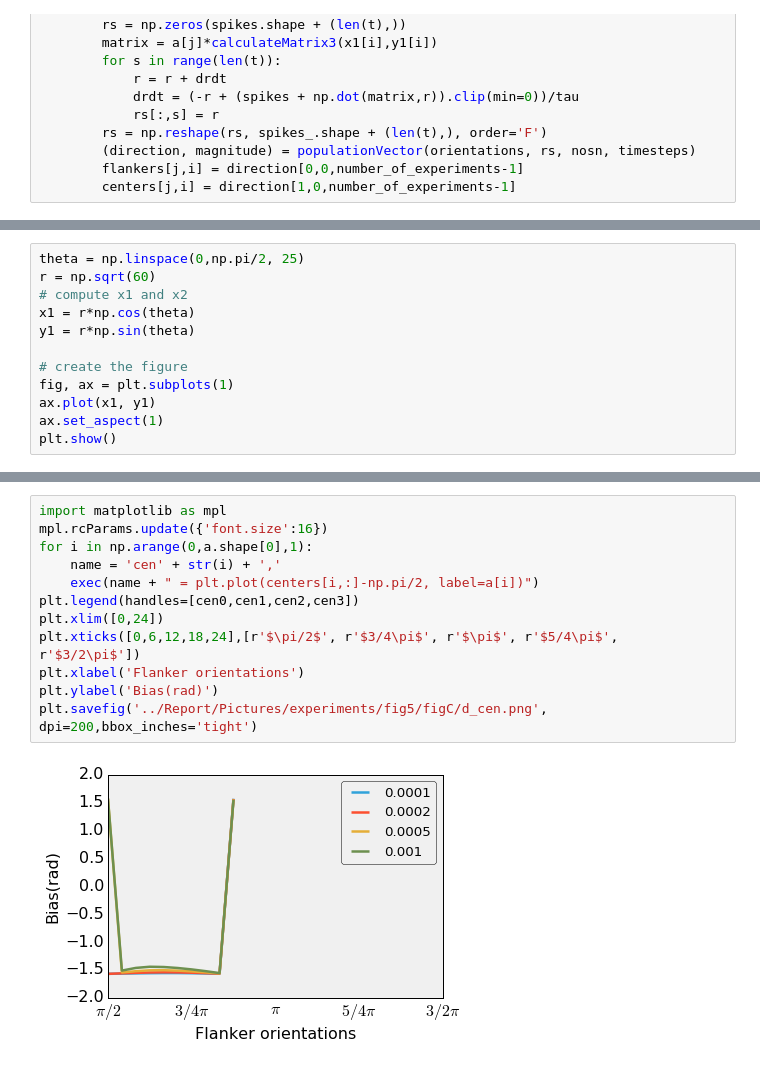
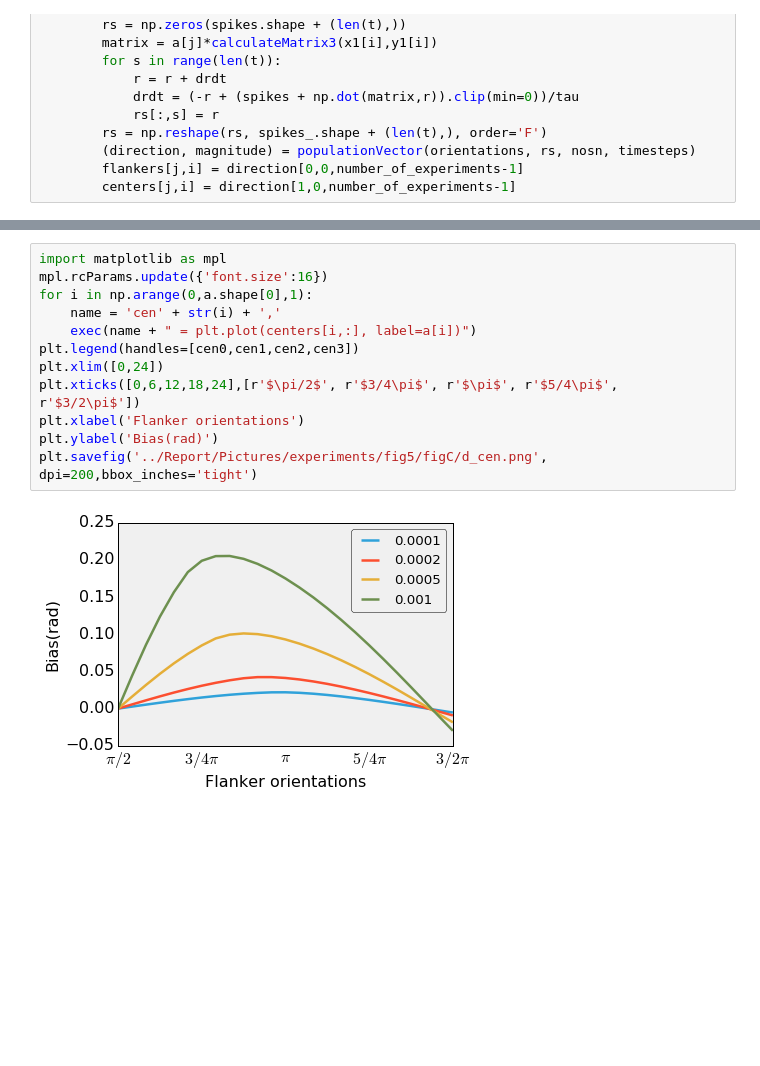
Before and after one commit to masenov/HonoursProject, a Jupyter notebook: Python/Experiments2_fig.5(C).ipynb, the cells around one changed output, grey strips where cells are left out. Cells and saved outputs as stored; diff of their text form; blank space fills up the shorter version.

```diff
--- a/Python/Experiments2_fig.5(C).ipynb
+++ b/Python/Experiments2_fig.5(C).ipynb
@@ -162,12 +141,0 @@ array([[  0.00000000e+00,   4.52619837e-03,   8.65848013e-03,
-# %%
-theta = np.linspace(0,np.pi/2, 25)
-r = np.sqrt(60)
-# compute x1 and x2
-x1 = r*np.cos(theta)
-y1 = r*np.sin(theta)
-
-# create the figure
-fig, ax = plt.subplots(1)
-ax.plot(x1, y1)
-ax.set_aspect(1)
-plt.show()
@@ -176,16 +142,16 @@ plt.show()
 # %%
 import matplotlib as mpl
 mpl.rcParams.update({'font.size':16})
 for i in np.arange(0,a.shape[0],1):
     name = 'cen' + str(i) + ','
-    exec(name + " = plt.plot(centers[i,:]-np.pi/2, label=a[i])")
+    exec(name + " = plt.plot(centers[i,:], label=a[i])")
 plt.legend(handles=[cen0,cen1,cen2,cen3])
 plt.xlim([0,24])
 plt.xticks([0,6,12,18,24],[r'$\pi/2$', r'$3/4\pi$', r'$\pi$', r'$5/4\pi$', r'$3/2\pi$'])
 plt.xlabel('Flanker orientations')
 plt.ylabel('Bias(rad)')
 plt.savefig('../Report/Pictures/experiments/fig5/figC/d_cen.png', dpi=200,bbox_inches='tight')
 # %% [output]
-[figure, old version]
+[figure, new version]
 # %%
 %output size=300
```
Also changed, not shown: parts of 9 cells of this notebook, 44 other files.
